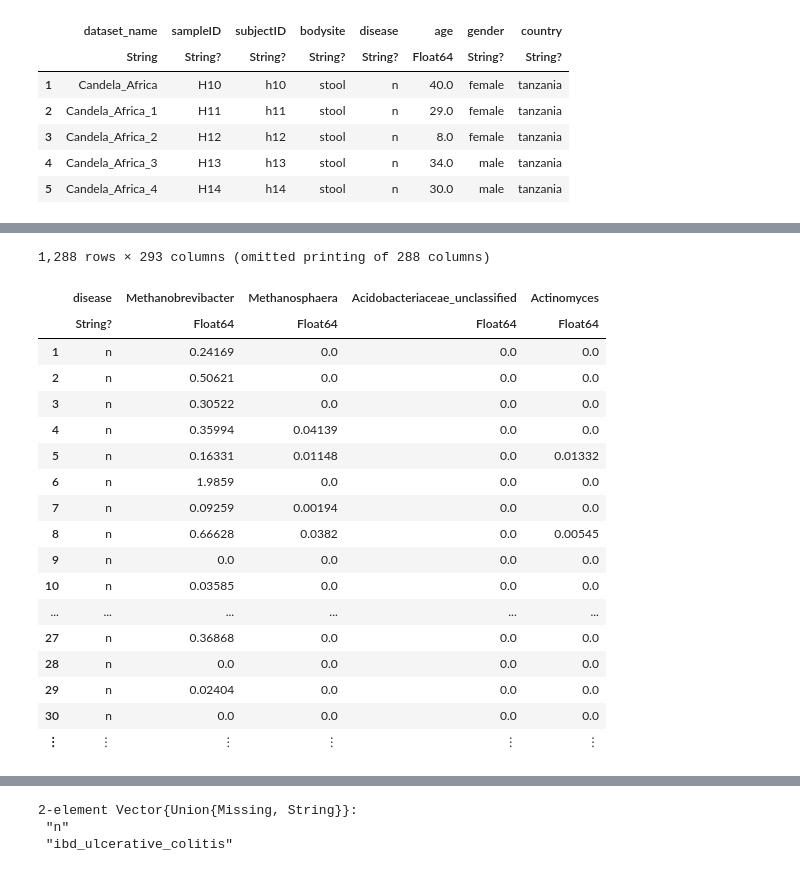
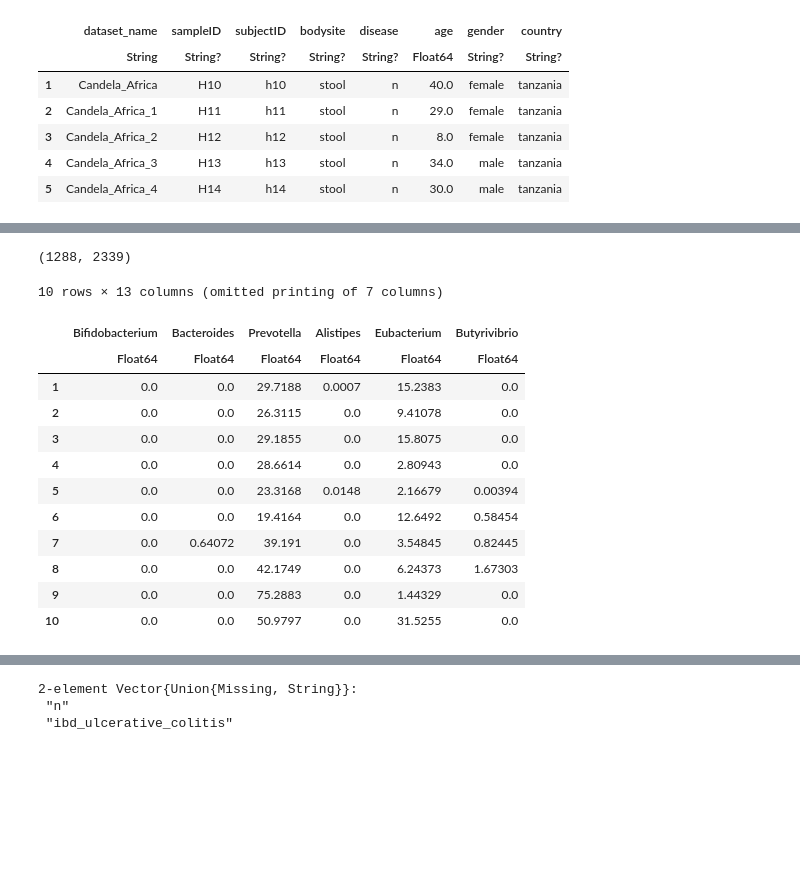
Before and after one commit to fmpds/microbiota, a Jupyter notebook: models/microbiota_analysis_julia.ipynb, the cells around one changed output, grey strips where cells are left out. Cells and saved outputs as stored; diff of their text form; code cells hidden in the pictures; blank space fills up the shorter version.

Commit message:
add feature selection

```diff
--- a/models/microbiota_analysis_julia.ipynb
+++ b/models/microbiota_analysis_julia.ipynb
@@ -336,0 +399,35 @@ first(df_genus, 10)
+# %%
+variance = Float64[]
+
+for i in 1:size(df_genus)[2]
+    push!(variance, var(df_genus[!, i]))
+end
+
+boxplot(variance, label = false)
+# %%
+function variance_threshold(df::DataFrame, threshold = 0.0)
+    #=
+        Feature selector that removes all low-variance features.
+        This feature selection algorithm looks only at the
+        features (X), and return features that have variance bigger then
+        threshould.
+
+        Parameters:
+        df: DataFrame. Dataframe object with numeric values to features.
+        threshold: float. Features with a training-set variance lower than
+        this threshold will be removed
+
+        Return:
+        df: DataFrame. Features with variance bigger then threshould.
+    =#
+
+    new_df = DataFrame()
+    columns_names = names(df)
+
+    for i in 1:size(df)[2]
+        if var(df[!, i]) >= threshold
+            new_df[!, columns_names[i]] = df[!, i]
+        end
+    end
+    new_df
+end
@@ -336,0 +436,3 @@ first(df_genus, 10)
+# %%
+df_features = variance_threshold(df_genus, 15.0)
+first(df_features, 10)
@@ -337,23 +477,22 @@ first(df_genus, 10)
+# %%
+size(df)
+# %% [output]
+(1288, 2339)
 # %%
 # add labels to microbiota distribution
-insertcols!(df_genus, 1, :disease => df.disease)
+insertcols!(df_features, 13, :disease => df.disease)
+first(df_features, 10)
 # %% [output]
-1,288 rows × 293 columns (omitted printing of 288 columns)
+10 rows × 13 columns (omitted printing of 7 columns)
-|  | disease | Methanobrevibacter | Methanosphaera | Acidobacteriaceae_unclassified | Actinomyces |
-|  | String? | Float64 | Float64 | Float64 | Float64 |
-| 1 | n | 0.24169 | 0.0 | 0.0 | 0.0 |
-| 2 | n | 0.50621 | 0.0 | 0.0 | 0.0 |
-| 3 | n | 0.30522 | 0.0 | 0.0 | 0.0 |
-| 4 | n | 0.35994 | 0.04139 | 0.0 | 0.0 |
-| 5 | n | 0.16331 | 0.01148 | 0.0 | 0.01332 |
-| 6 | n | 1.9859 | 0.0 | 0.0 | 0.0 |
-| 7 | n | 0.09259 | 0.00194 | 0.0 | 0.0 |
-| 8 | n | 0.66628 | 0.0382 | 0.0 | 0.00545 |
-| 9 | n | 0.0 | 0.0 | 0.0 | 0.0 |
-| 10 | n | 0.03585 | 0.0 | 0.0 | 0.0 |
-| ... | ... | ... | ... | ... | ... |
-| 27 | n | 0.36868 | 0.0 | 0.0 | 0.0 |
-| 28 | n | 0.0 | 0.0 | 0.0 | 0.0 |
-| 29 | n | 0.02404 | 0.0 | 0.0 | 0.0 |
-| 30 | n | 0.0 | 0.0 | 0.0 | 0.0 |
-| ⋮ | ⋮ | ⋮ | ⋮ | ⋮ | ⋮ |
+|  | Bifidobacterium | Bacteroides | Prevotella | Alistipes | Eubacterium | Butyrivibrio |
+|  | Float64 | Float64 | Float64 | Float64 | Float64 | Float64 |
+| 1 | 0.0 | 0.0 | 29.7188 | 0.0007 | 15.2383 | 0.0 |
+| 2 | 0.0 | 0.0 | 26.3115 | 0.0 | 9.41078 | 0.0 |
+| 3 | 0.0 | 0.0 | 29.1855 | 0.0 | 15.8075 | 0.0 |
+| 4 | 0.0 | 0.0 | 28.6614 | 0.0 | 2.80943 | 0.0 |
+| 5 | 0.0 | 0.0 | 23.3168 | 0.0148 | 2.16679 | 0.00394 |
+| 6 | 0.0 | 0.0 | 19.4164 | 0.0 | 12.6492 | 0.58454 |
+| 7 | 0.0 | 0.64072 | 39.191 | 0.0 | 3.54845 | 0.82445 |
+| 8 | 0.0 | 0.0 | 42.1749 | 0.0 | 6.24373 | 1.67303 |
+| 9 | 0.0 | 0.0 | 75.2883 | 0.0 | 1.44329 | 0.0 |
+| 10 | 0.0 | 0.0 | 50.9797 | 0.0 | 31.5255 | 0.0 |
```
Also changed, not shown: parts of 27 cells of this notebook.
